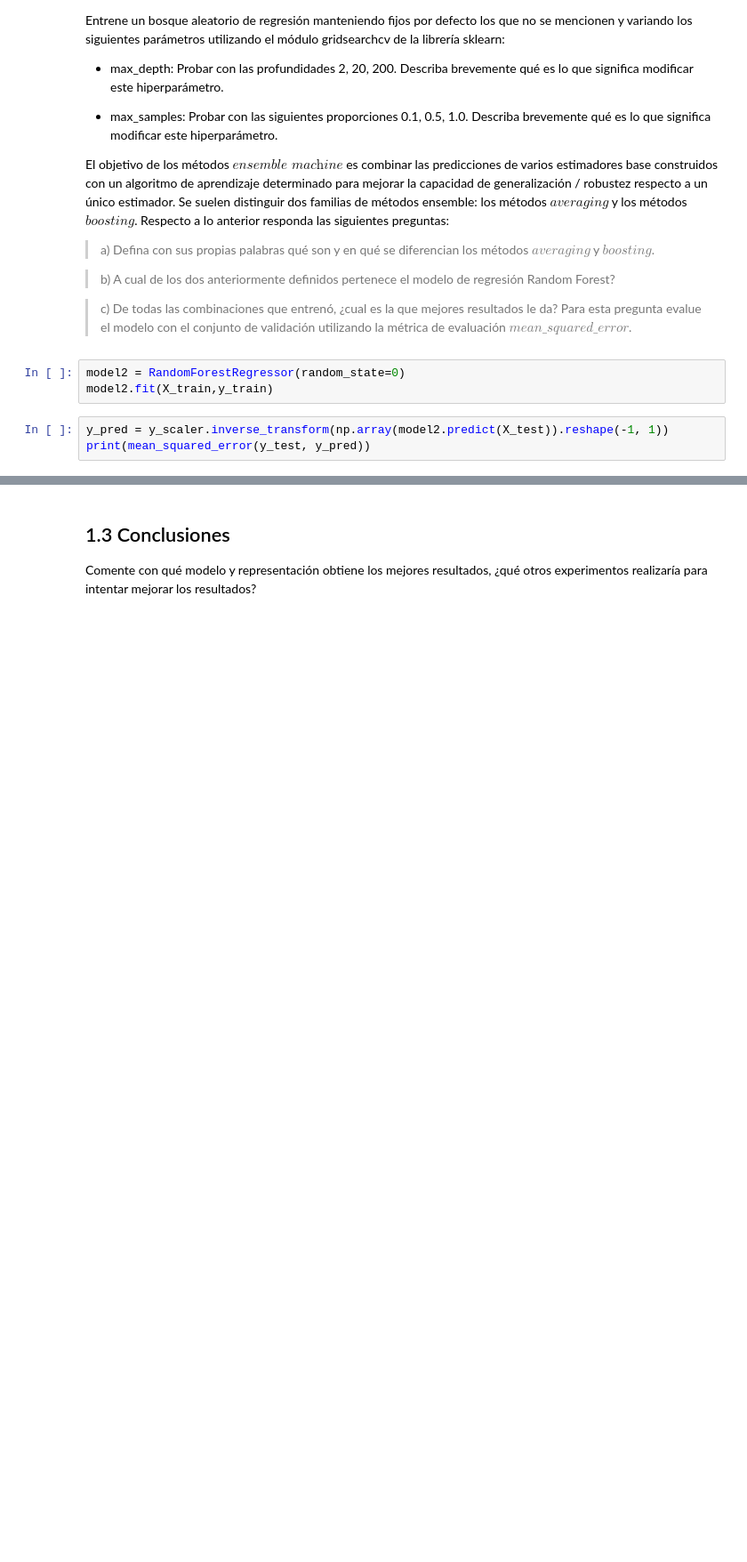
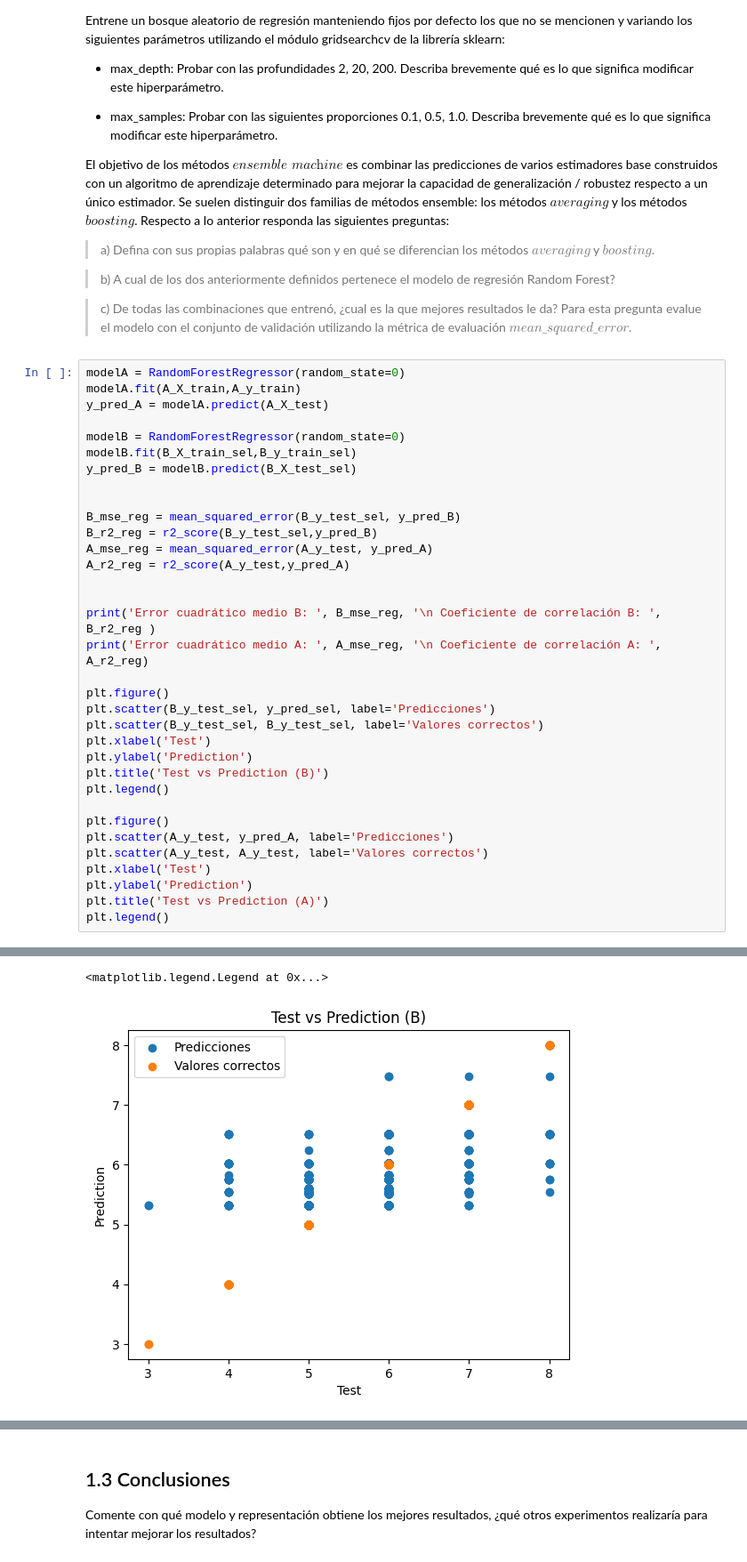
Before and after one commit to Nicolas-brj/Tarea2_INF398, a Jupyter notebook: Enunciado_Tarea_2.ipynb, the cells around one changed output, grey strips where cells are left out. Shown at 89% size. Cells and saved outputs as stored; diff of their text form; blank space fills up the shorter version.

```diff
--- a/Enunciado_Tarea_2.ipynb
+++ b/Enunciado_Tarea_2.ipynb
@@ -615,9 +624,38 @@ El objetivo de los métodos $\textit{ensemble machine}$ es combinar las predicci
 > b) A cual de los dos anteriormente definidos pertenece el modelo de regresión Random Forest?
 
 > c) De todas las combinaciones que entrenó, ¿cual es la que mejores resultados le da? Para esta pregunta evalue el modelo con el conjunto de validación utilizando la métrica de evaluación $mean\_squared\_error$.
-# %%
-model2 = RandomForestRegressor(random_state=0)
-model2.fit(X_train,y_train)
-# %%
-y_pred = y_scaler.inverse_transform(np.array(model2.predict(X_test)).reshape(-1, 1))
-print(mean_squared_error(y_test, y_pred))
+# %%
+modelA = RandomForestRegressor(random_state=0)
+modelA.fit(A_X_train,A_y_train)
+y_pred_A = modelA.predict(A_X_test)
+
+modelB = RandomForestRegressor(random_state=0)
+modelB.fit(B_X_train_sel,B_y_train_sel)
+y_pred_B = modelB.predict(B_X_test_sel)
+
+
+B_mse_reg = mean_squared_error(B_y_test_sel, y_pred_B)
+B_r2_reg = r2_score(B_y_test_sel,y_pred_B)
+A_mse_reg = mean_squared_error(A_y_test, y_pred_A)
+A_r2_reg = r2_score(A_y_test,y_pred_A)
+
+
+print('Error cuadrático medio B: ', B_mse_reg, '\n Coeficiente de correlación B: ', B_r2_reg )
+print('Error cuadrático medio A: ', A_mse_reg, '\n Coeficiente de correlación A: ', A_r2_reg)
+
+plt.figure()
+plt.scatter(B_y_test_sel, y_pred_sel, label='Predicciones')
+plt.scatter(B_y_test_sel, B_y_test_sel, label='Valores correctos')
+plt.xlabel('Test')
+plt.ylabel('Prediction')
+plt.title('Test vs Prediction (B)')
+plt.legend()
+
+plt.figure()
+plt.scatter(A_y_test, y_pred_A, label='Predicciones')
+plt.scatter(A_y_test, A_y_test, label='Valores correctos')
+plt.xlabel('Test')
+plt.ylabel('Prediction')
+plt.title('Test vs Prediction (A)')
+plt.legend()
+# %% [output]
@@ -623,0 +666,2 @@ print(mean_squared_error(y_test, y_pred))
+<matplotlib.legend.Legend at 0x...>
+[figure, added]
```
Also changed, not shown: parts of 9 cells of this notebook.
